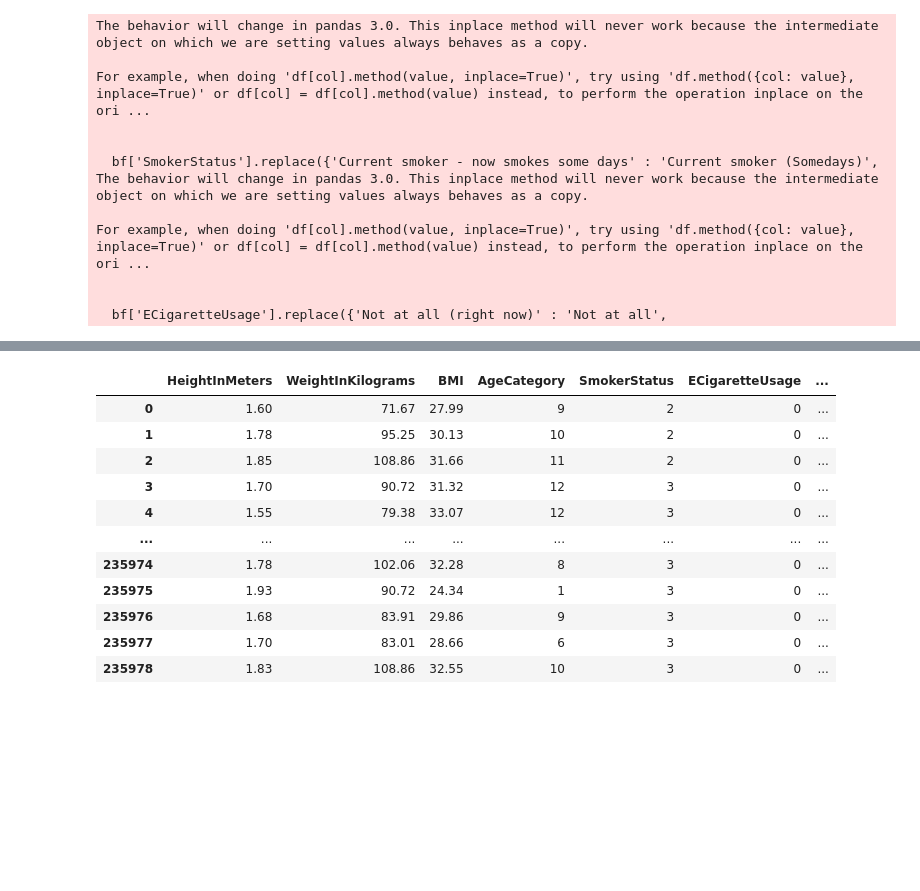
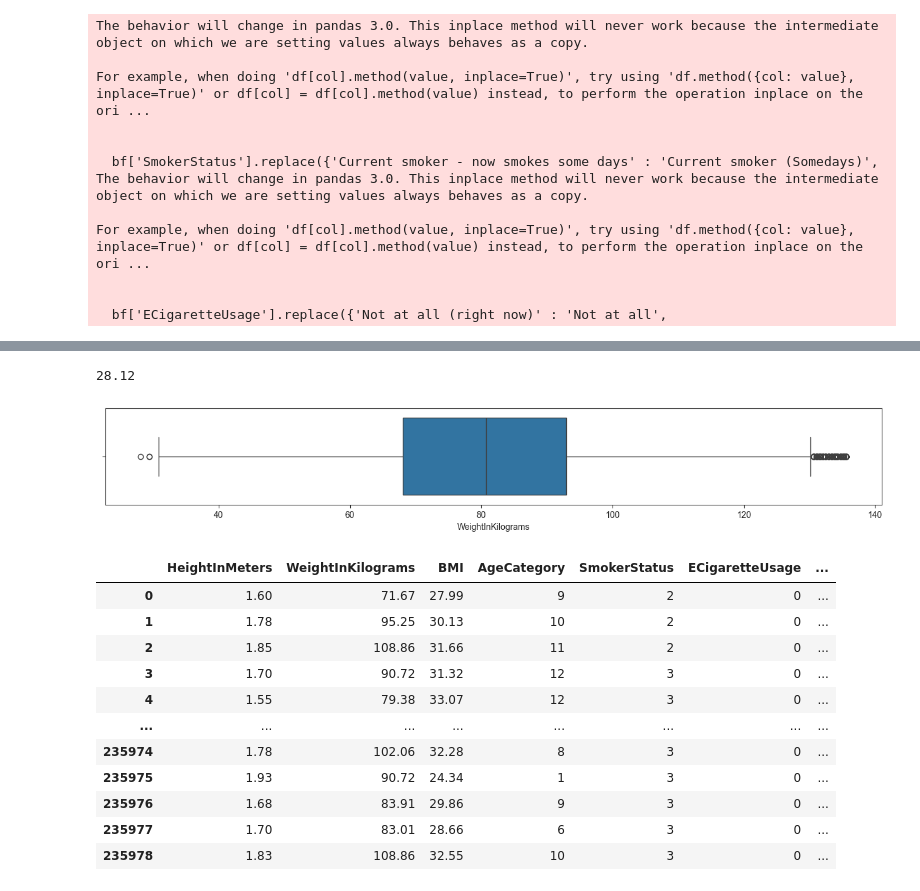
Before and after one commit to akhfadhil/streamlit-heart-attack, a Jupyter notebook: eda.ipynb, the cells around one changed output, grey strips where cells are left out. Drawn from its saved outputs; the diff is of its cells as text; code cells hidden in the pictures; blank space fills up the shorter version.

```diff
--- a/eda.ipynb
+++ b/eda.ipynb
@@ -212,3 +241,14 @@ For example, when doing 'df[col].method(value, inplace=True)', try using 'df.met
+# %%
+bf['WeightInKilograms'].min()
+# %% [output]
+28.12
+# %%
+sns.set_style('ticks')
+plt.figure(figsize=(16, 2))
+sns.boxplot(data=bf, x='WeightInKilograms')
+plt.show()
+# %% [output]
+[figure, added]
 # %%
 bf.to_csv('behavior_factor.csv')
 # %%
```
Also changed, not shown: parts of 2 cells of this notebook, 2 other files.
